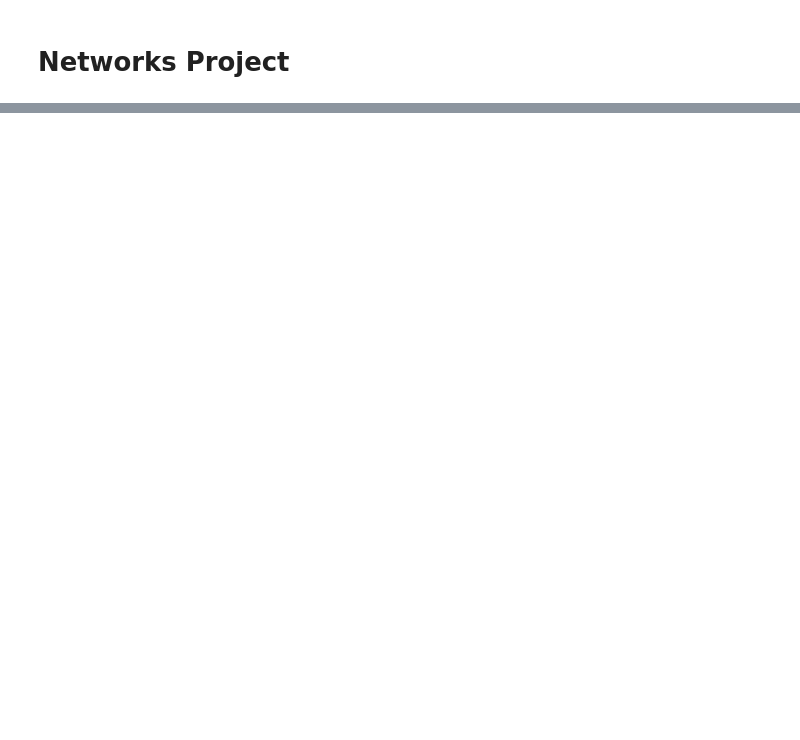
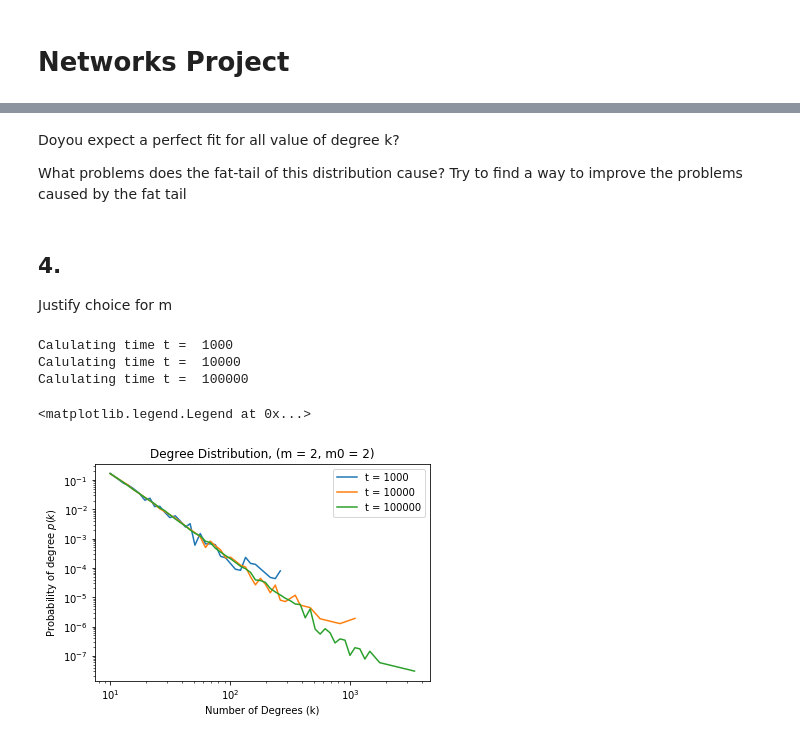
Before and after one commit to shaunfg/Complexity-Networks, a Jupyter notebook: networks/networks_project.ipynb, the cells around one changed output, grey strips where cells are left out. Saved outputs shown, nothing was run; the diff lists cells and outputs as text; code cells hidden in the pictures; blank space fills up the shorter version.

```diff
--- a/networks/networks_project.ipynb
+++ b/networks/networks_project.ipynb
@@ -104,0 +274,43 @@ Now check your programme is working correctly. This is very important. You need
+# %% [markdown]
+Doyou expect a perfect fit for all value of degree k?
+
+
+What problems does the fat-tail of this distribution cause? Try to find a way to improve the problems caused by the fat tail
+# %% [markdown]
+## 4.
+Justify choice for m
+# %%
+repeats = 5
+m_starting = 2
+m_add = 2
+
+degrees_all = []
+
+for time in [1000,10000,100000]:
+    print("Calulating time t = ",time)
+    degrees_total = [0]*(time+m_starting)
+    for N in range(repeats):
+        Ba_1 = BA(time_limit = time,m = m_add,m_start = m_starting)
+        df = Ba_1.run()
+        degrees_total+=df.Degrees.values
+#     print(degrees_total)
+#     degrees_total = degrees_total/repeats
+#     print(degrees_total)
+    x,y = logbin(degrees_total,scale = 1.1)
+#     plt.figure()
+    plt.title("Degree Distribution, (m = {}, m0 = {})".format(m_add,m_starting))
+    plt.xlabel("Number of Degrees (k)")
+    plt.ylabel("Probability of degree $p(k)$")
+    plt.loglog(x,y,label = "t = {}".format(time))
+    degrees_all.append(degrees_total)
+plt.legend()
+
+#     fit_log(x,y,label = r"$p_{\infty}(k)\propto k^{-3}$")
+#     expected_values = fit_master_EQ(m=2,k=x)
+#     plt.legend()
+# %% [output]
+Calulating time t =  1000
+Calulating time t =  10000
+Calulating time t =  100000
+<matplotlib.legend.Legend at 0x...>
+[figure, added]
```
Also changed, not shown: parts of 27 cells of this notebook, 1 other file.
